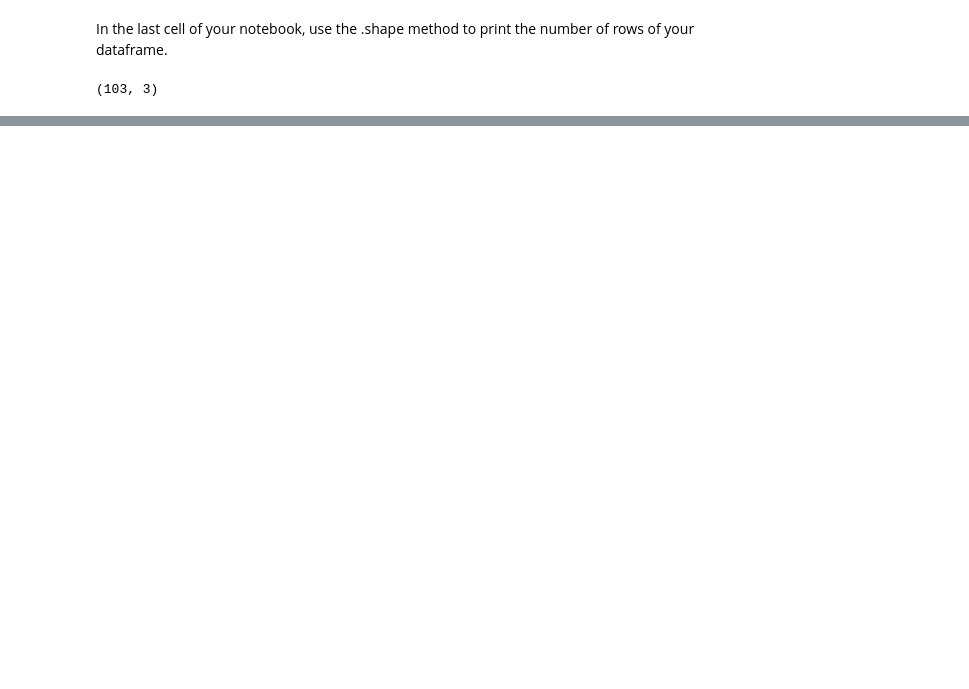
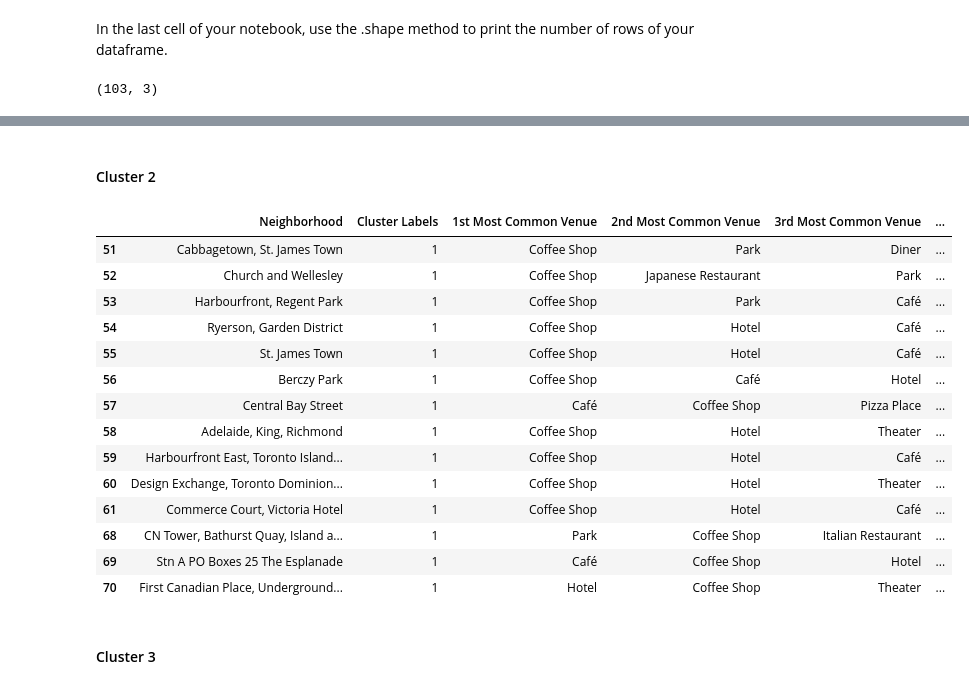
Before and after one commit to pazamorta/Coursera_Capstone, a Jupyter notebook: Neighbourhoods in Toronto.ipynb, the cells around one changed output, grey strips where cells are left out. Saved outputs shown, nothing was run; the diff lists cells and outputs as text; code cells hidden in the pictures; blank space fills up the shorter version.

```diff
--- a/Neighbourhoods in Toronto.ipynb
+++ b/Neighbourhoods in Toronto.ipynb
@@ -73,0 +367,21 @@ df_cleansed.shape
+# %%
+num_top_venues = 10
+
+indicators = ['st', 'nd', 'rd']
+
+# create columns according to number of top venues
+columns = ['Neighborhood']
+for ind in np.arange(num_top_venues):
+    try:
+        columns.append('{}{} Most Common Venue'.format(ind+1, indicators[ind]))
+    except:
+        columns.append('{}th Most Common Venue'.format(ind+1))
+
+# create a new dataframe
+neighborhoods_venues_sorted = pd.DataFrame(columns=columns)
+neighborhoods_venues_sorted['Neighborhood'] = toronto_grouped['Neighborhood']
+
+for ind in np.arange(toronto_grouped.shape[0]):
+    neighborhoods_venues_sorted.iloc[ind, 1:] = return_most_common_venues(toronto_grouped.iloc[ind, :], num_top_venues)
+
+neighborhoods_venues_sorted.head()
@@ -73,0 +397,13 @@ df_cleansed.shape
+# %%
+from sklearn.cluster import KMeans
+
+# set number of clusters
+kclusters = 5
+
+toronto_grouped_clustering = toronto_grouped.drop('Neighborhood', 1)
+
+# run k-means clustering
+kmeans = KMeans(n_clusters=kclusters, random_state=0).fit(toronto_grouped_clustering)
+
+# check cluster labels generated for each row in the dataframe
+kmeans.labels_[0:10]
@@ -73,0 +412,3 @@ df_cleansed.shape
+# %%
+# add clustering labels
+neighborhoods_venues_sorted.insert(0, 'Cluster Labels', kmeans.labels_)
@@ -73,0 +425,4 @@ df_cleansed.shape
+# %%
+toronto_merged = borough_toronto.join(neighborhoods_venues_sorted.set_index('Neighborhood'), on='Neighborhood')
+
+toronto_merged.head()
@@ -73,0 +480,22 @@ df_cleansed.shape
+# %% [markdown]
+#### Cluster 2
+# %%
+toronto_merged.loc[toronto_merged['Cluster Labels'] == 1, toronto_merged.columns[[4] + list(range(5, toronto_merged.shape[1]))]]
+# %% [output]
+|  | Neighborhood | Cluster Labels | 1st Most Common Venue | 2nd Most Common Venue | 3rd Most Common Venue | ... |
+| 51 | Cabbagetown, St. James Town | 1 | Coffee Shop | Park | Diner | ... |
+| 52 | Church and Wellesley | 1 | Coffee Shop | Japanese Restaurant | Park | ... |
+| 53 | Harbourfront, Regent Park | 1 | Coffee Shop | Park | Café | ... |
+| 54 | Ryerson, Garden District | 1 | Coffee Shop | Hotel | Café | ... |
+| 55 | St. James Town | 1 | Coffee Shop | Hotel | Café | ... |
+| 56 | Berczy Park | 1 | Coffee Shop | Café | Hotel | ... |
+| 57 | Central Bay Street | 1 | Café | Coffee Shop | Pizza Place | ... |
+| 58 | Adelaide, King, Richmond | 1 | Coffee Shop | Hotel | Theater | ... |
+| 59 | Harbourfront East, Toronto Island... | 1 | Coffee Shop | Hotel | Café | ... |
+| 60 | Design Exchange, Toronto Dominion... | 1 | Coffee Shop | Hotel | Theater | ... |
+| 61 | Commerce Court, Victoria Hotel | 1 | Coffee Shop | Hotel | Café | ... |
+| 68 | CN Tower, Bathurst Quay, Island a... | 1 | Park | Coffee Shop | Italian Restaurant | ... |
+| 69 | Stn A PO Boxes 25 The Esplanade | 1 | Café | Coffee Shop | Hotel | ... |
+| 70 | First Canadian Place, Underground... | 1 | Hotel | Coffee Shop | Theater | ... |
+# %% [markdown]
+#### Cluster 3
```
Also changed, not shown: parts of 47 cells of this notebook.
